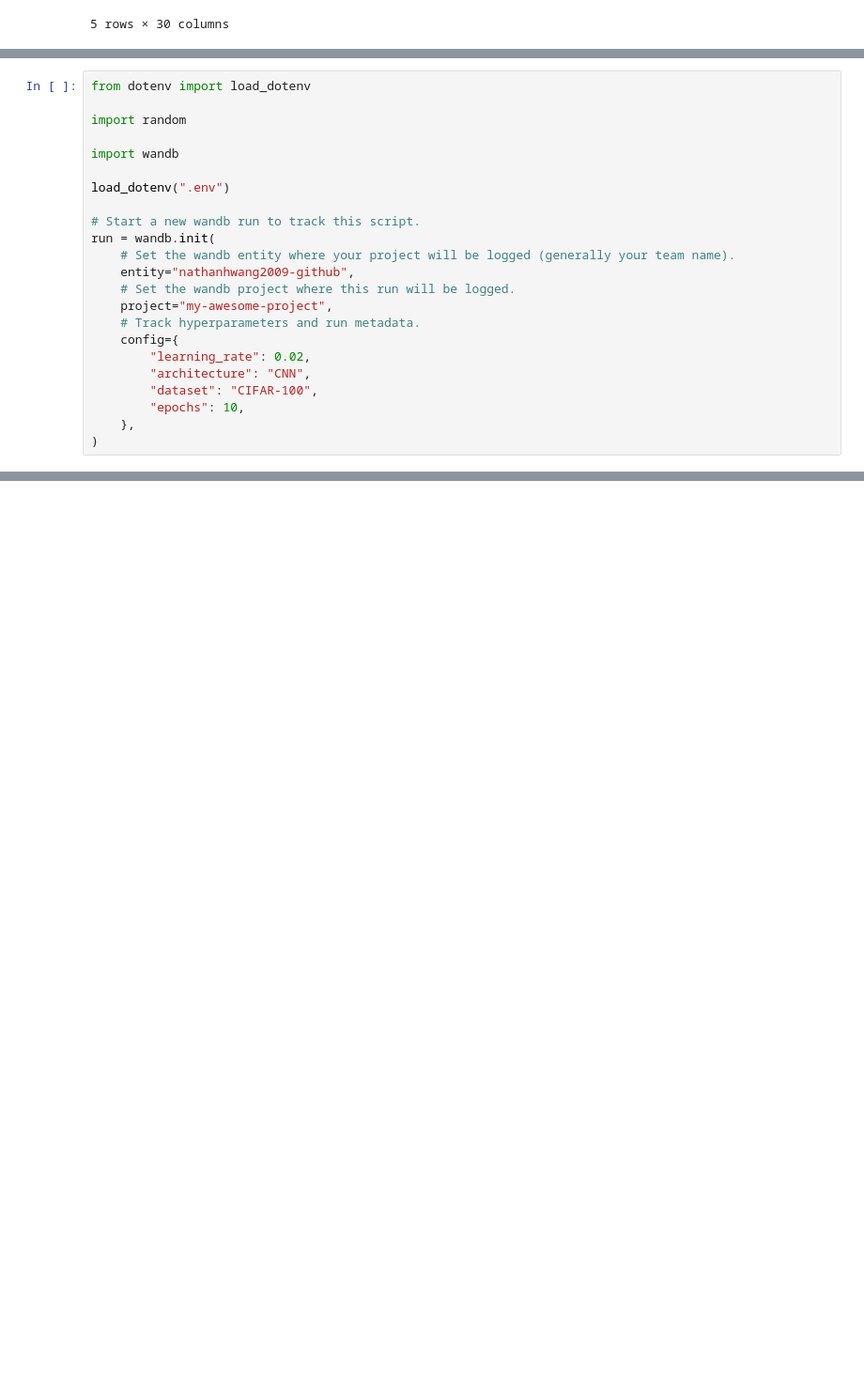
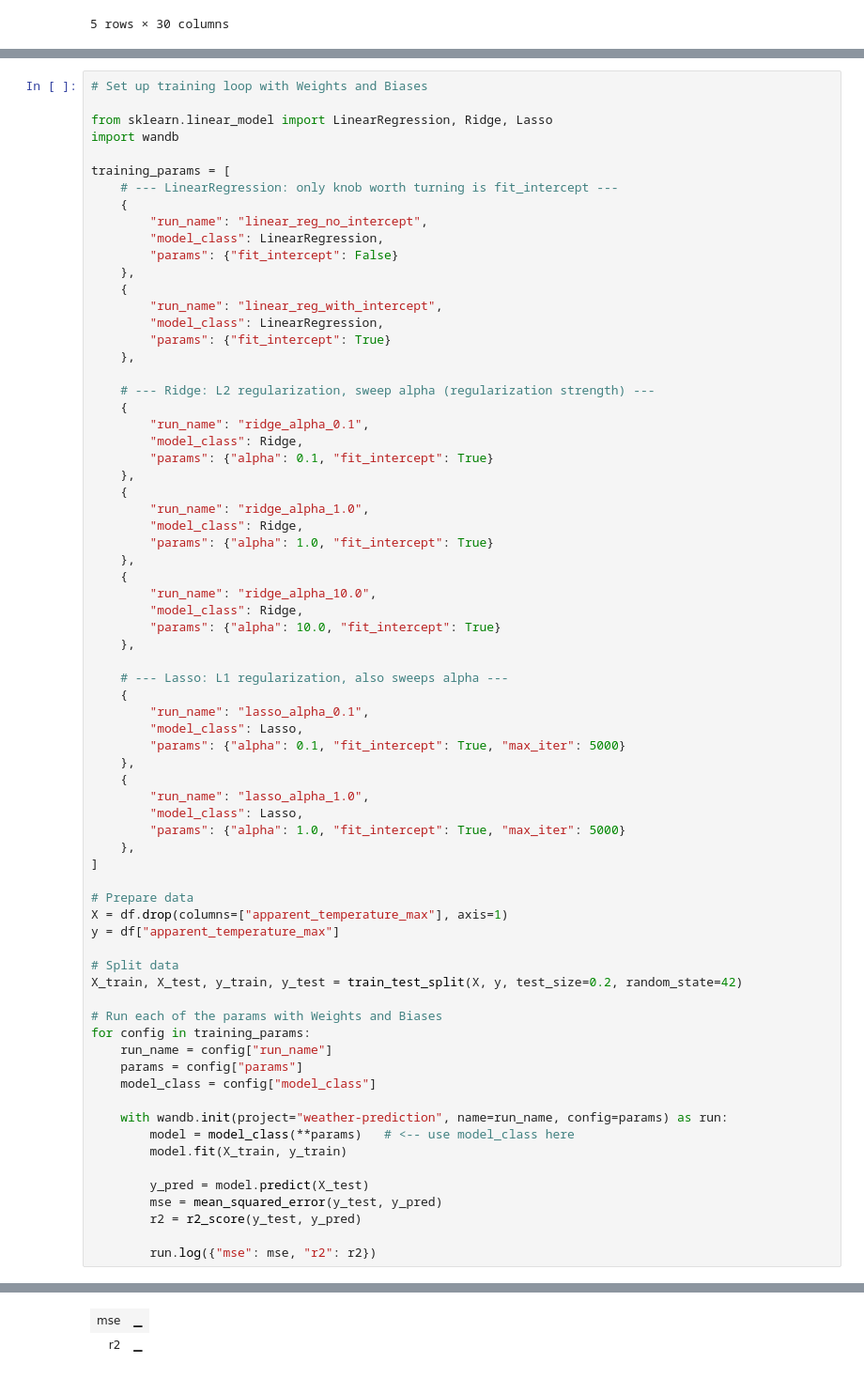
Before and after one commit to nathanhwang2009-droid/WeatherML, a Jupyter notebook: notebooks/training.ipynb, the cells around one changed output, grey strips where cells are left out. Shown at 94% size. Cells and saved outputs as stored; diff of their text form; blank space fills up the shorter version.

```diff
--- a/notebooks/training.ipynb
+++ b/notebooks/training.ipynb
@@ -35,23 +37,72 @@ df.head()
 # %%
-from dotenv import load_dotenv
+# Set up training loop with Weights and Biases
 
-import random
-
+from sklearn.linear_model import LinearRegression, Ridge, Lasso
 import wandb
 
-load_dotenv(".env")
+training_params = [
+    # --- LinearRegression: only knob worth turning is fit_intercept ---
+    {
+        "run_name": "linear_reg_no_intercept",
+        "model_class": LinearRegression,
+        "params": {"fit_intercept": False}
+    },
+    {
+        "run_name": "linear_reg_with_intercept",
+        "model_class": LinearRegression,
+        "params": {"fit_intercept": True}
+    },
 
-# Start a new wandb run to track this script.
-run = wandb.init(
-    # Set the wandb entity where your project will be logged (generally your team name).
-    entity="nathanhwang2009-github",
-    # Set the wandb project where this run will be logged.
-    project="my-awesome-project",
-    # Track hyperparameters and run metadata.
-    config={
-        "learning_rate": 0.02,
-        "architecture": "CNN",
-        "dataset": "CIFAR-100",
-        "epochs": 10,
+    # --- Ridge: L2 regularization, sweep alpha (regularization strength) ---
+    {
+        "run_name": "ridge_alpha_0.1",
+        "model_class": Ridge,
+        "params": {"alpha": 0.1, "fit_intercept": True}
     },
-)
+    {
+        "run_name": "ridge_alpha_1.0",
+        "model_class": Ridge,
+        "params": {"alpha": 1.0, "fit_intercept": True}
+    },
+    {
+        "run_name": "ridge_alpha_10.0",
+        "model_class": Ridge,
+        "params": {"alpha": 10.0, "fit_intercept": True}
+    },
+
+    # --- Lasso: L1 regularization, also sweeps alpha ---
+    {
+        "run_name": "lasso_alpha_0.1",
+        "model_class": Lasso,
+        "params": {"alpha": 0.1, "fit_intercept": True, "max_iter": 5000}
+    },
+    {
+        "run_name": "lasso_alpha_1.0",
+        "model_class": Lasso,
+        "params": {"alpha": 1.0, "fit_intercept": True, "max_iter": 5000}
+    },
+]
+
+# Prepare data
+X = df.drop(columns=["apparent_temperature_max"], axis=1)
+y = df["apparent_temperature_max"]
+
+# Split data
+X_train, X_test, y_train, y_test = train_test_split(X, y, test_size=0.2, random_state=42)
+
+# Run each of the params with Weights and Biases
+for config in training_params:
+    run_name = config["run_name"]
+    params = config["params"]
+    model_class = config["model_class"]
+
+    with wandb.init(project="weather-prediction", name=run_name, config=params) as run:
+        model = model_class(**params)   # <-- use model_class here
+        model.fit(X_train, y_train)
+
+        y_pred = model.predict(X_test)
+        mse = mean_squared_error(y_test, y_pred)
+        r2 = r2_score(y_test, y_pred)
+
+        run.log({"mse": mse, "r2": r2})
+# %% [output]
@@ -57,0 +117,2 @@ run = wandb.init(
+| mse | ▁ |
+| r2 | ▁ |
```
Also changed, not shown: parts of 4 cells of this notebook, 2 other files.
